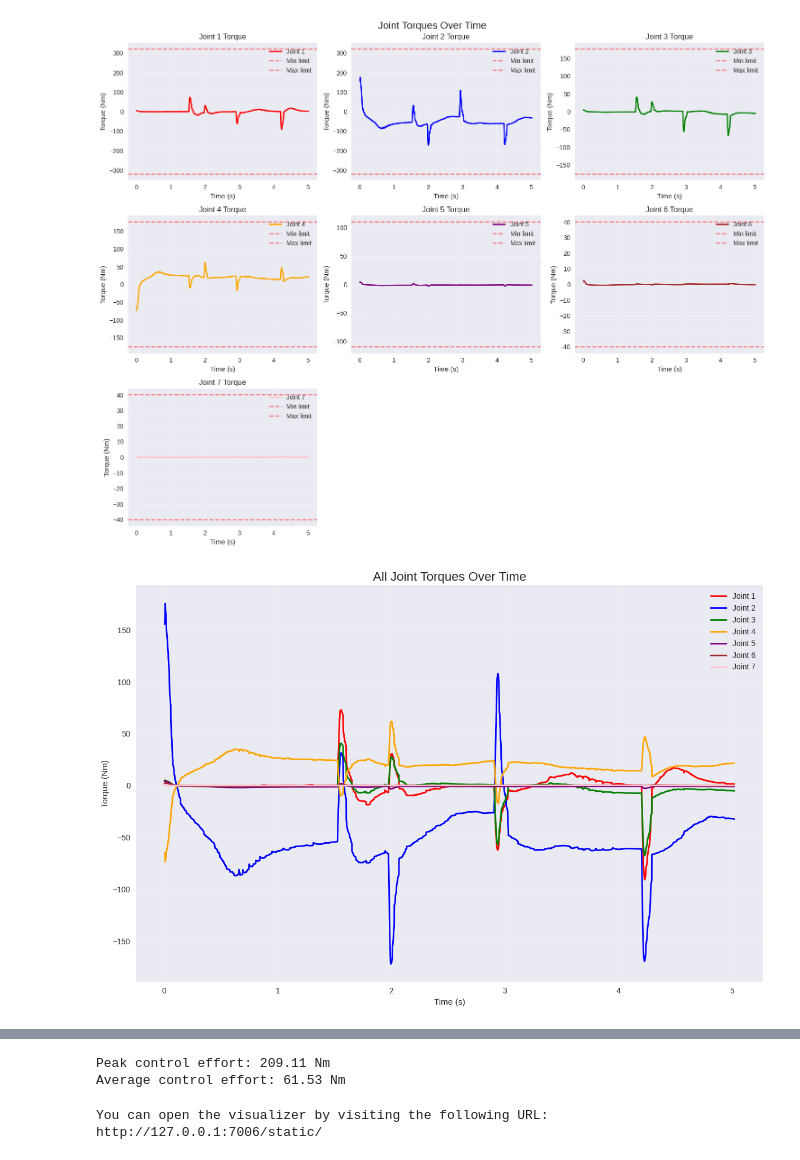
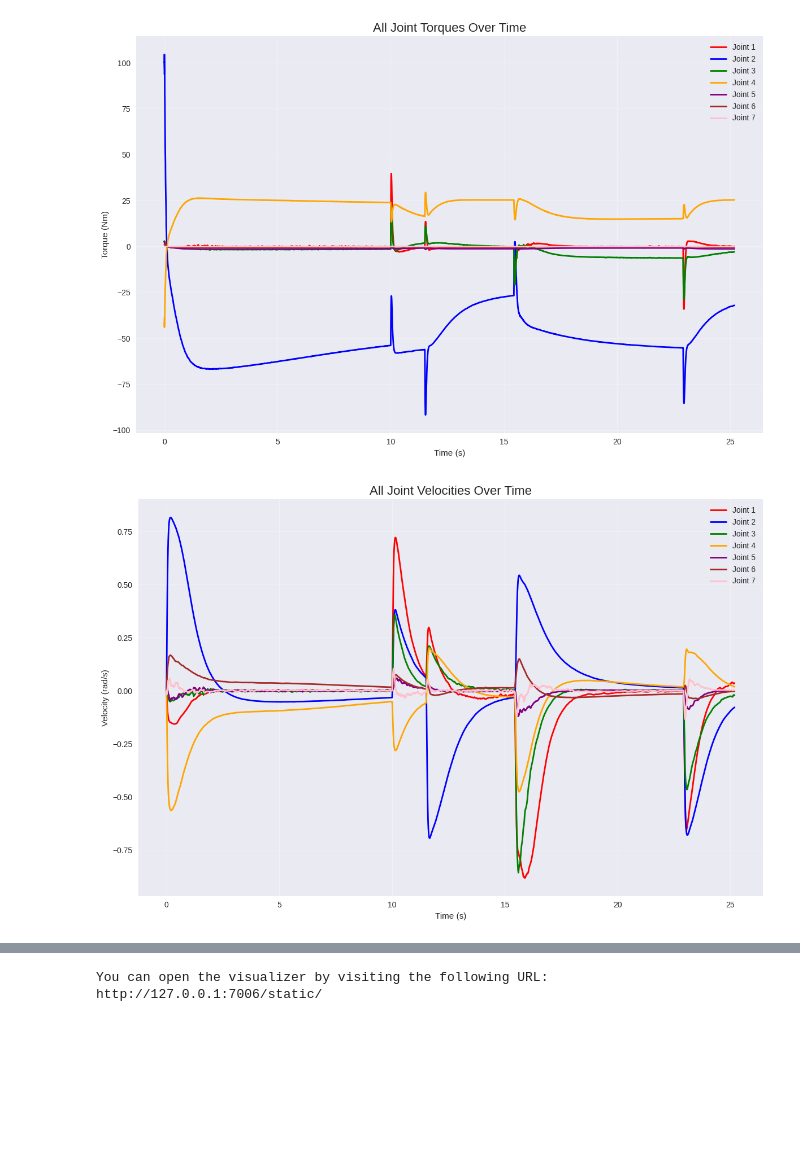
Before and after one commit to A2R-Lab/GATO, a Jupyter notebook: examples/gato_pick&place_sept_9.ipynb, the cells around one changed output, grey strips where cells are left out. Saved outputs shown, nothing was run; the diff lists cells and outputs as text; code cells hidden in the pictures; blank space fills up the shorter version.

```diff
--- a/examples/gato_pick&place_sept_9.ipynb
+++ b/examples/gato_pick&place_sept_9.ipynb
@@ -464,10 +464,10 @@ class MPC_GATO:
         return solver_data.oMi[self.solver_model.njoints - 1].translation
 # %%
 goals = [
-        np.array([0.6, 0.0, 0.5]),
+        np.array([0.6, -0.1, 0.5]),
         np.array([0.5, 0.3, 0.2]),
         np.array([0.3, 0.3, 0.8]),
-        np.array([0.4, -0.5, 0.1]),
+        np.array([0.4, -0.5, 0.2]),
         np.array([0., -0.5, 0.8])
 ]
 
@@ -480,5 +480,5 @@ sim_dt = 0.001
 x_start = np.zeros(model.nq + model.nv)
 
 mpc_1 = MPC_GATO(model, N=N, dt=dt, batch_size=1)
-q_trajectory, mpc_stats_1 = mpc_1.run_mpc(x_start, goals, sim_dt=sim_dt, sim_time=10.0)
+q_trajectory, mpc_stats_1 = mpc_1.run_mpc(x_start, goals, sim_dt=sim_dt, sim_time=30.0)
 # %% [output]
@@ -502,66 +502,52 @@ avg t_sqp: 1.222ms
 # %%
 # Plot controls over time
 import matplotlib.pyplot as plt
 
 # Get time data and controls
 timestamps = np.array(mpc_stats_1['timestamps'])
 controls = np.array(mpc_stats_1['controls'])
-
-# Create figure with subplots for each joint
-fig, axes = plt.subplots(3, 3, figsize=(15, 12))
-fig.suptitle('Joint Torques Over Time', fontsize=16)
+velocities = np.array(mpc_stats_1['joint_velocities'])
+positions = np.array(mpc_stats_1['joint_positions'])
 
 joint_names = ['Joint 1', 'Joint 2', 'Joint 3', 'Joint 4', 'Joint 5', 'Joint 6', 'Joint 7']
 colors = ['red', 'blue', 'green', 'orange', 'purple', 'brown', 'pink']
 
-# Plot each joint in a separate subplot
-for i in range(7):
-    row = i // 3
-    col = i % 3
-    ax = axes[row, col]
-
-    ax.plot(timestamps, controls[:, i], color=colors[i], linewidth=2, label=joint_names[i])
-    ax.set_title(f'{joint_names[i]} Torque')
-    ax.set_xlabel('Time (s)')
-    ax.set_ylabel('Torque (Nm)')
-    ax.grid(True, alpha=0.3)
-    ax.axhline(y=mpc_1.u_limits[i, 0], color='red', linestyle='--', alpha=0.5, label='Min limit')
-    ax.axhline(y=mpc_1.u_limits[i, 1], color='red', linestyle='--', alpha=0.5, label='Max limit')
-    ax.legend()
-
-# Remove empty subplot
-axes[2, 1].remove()
-axes[2, 2].remove()
-
-plt.tight_layout()
-plt.show()
-
-# Also create a combined plot showing all joints together
 plt.figure(figsize=(12, 8))
 for i in range(7):
     plt.plot(timestamps, controls[:, i], color=colors[i], linewidth=2, label=joint_names[i])
 
 plt.title('All Joint Torques Over Time', fontsize=16)
 plt.xlabel('Time (s)')
 plt.ylabel('Torque (Nm)')
 plt.grid(True, alpha=0.3)
 plt.legend()
 plt.tight_layout()
 plt.show()
 
-# Plot control magnitude over time
-control_magnitude = np.linalg.norm(controls, axis=1)
-plt.figure(figsize=(10, 6))
-plt.plot(timestamps, control_magnitude, 'k-', linewidth=2)
-plt.title('Control Effort Magnitude Over Time', fontsize=16)
+plt.figure(figsize=(12, 8))
+for i in range(7):
+    plt.plot(timestamps, velocities[:, i], color=colors[i], linewidth=2, label=joint_names[i])
+
+plt.title('All Joint Velocities Over Time', fontsize=16)
 plt.xlabel('Time (s)')
-plt.ylabel('||u|| (Nm)')
+plt.ylabel('Velocity (rad/s)')
 plt.grid(True, alpha=0.3)
+plt.legend()
 plt.tight_layout()
 plt.show()
 
-print(f"Peak control effort: {np.max(control_magnitude):.2f} Nm")
-print(f"Average control effort: {np.mean(control_magnitude):.2f} Nm")
+
+plt.figure(figsize=(12, 8))
+for i in range(7):
+    plt.plot(timestamps, positions[:, i], color=colors[i], linewidth=2, label=joint_names[i])
+
+plt.title('All Joint Positions Over Time', fontsize=16)
+plt.xlabel('Time (s)')
+plt.ylabel('Position (rad)')
+plt.grid(True, alpha=0.3)
+plt.legend()
+plt.tight_layout()
+plt.show()
 # %% [output]
-[figure, old version]
+[figure, new version]
-[figure, old version]
+[figure, new version]
@@ -569,5 +555,3 @@ print(f"Average control effort: {np.mean(control_magnitude):.2f} Nm")
-Peak control effort: 209.11 Nm
-Average control effort: 61.53 Nm
 # %%
 model_viz, visual_model, collision_model = pin.buildModelsFromUrdf(urdf_path, model_dir)
 
```
Also changed, not shown: parts of 3 cells of this notebook, 3 other files.
